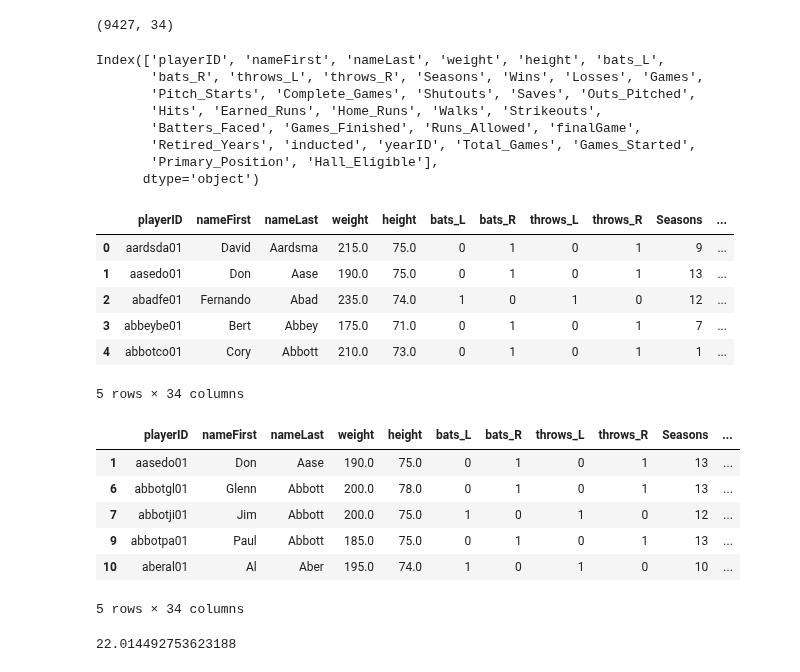
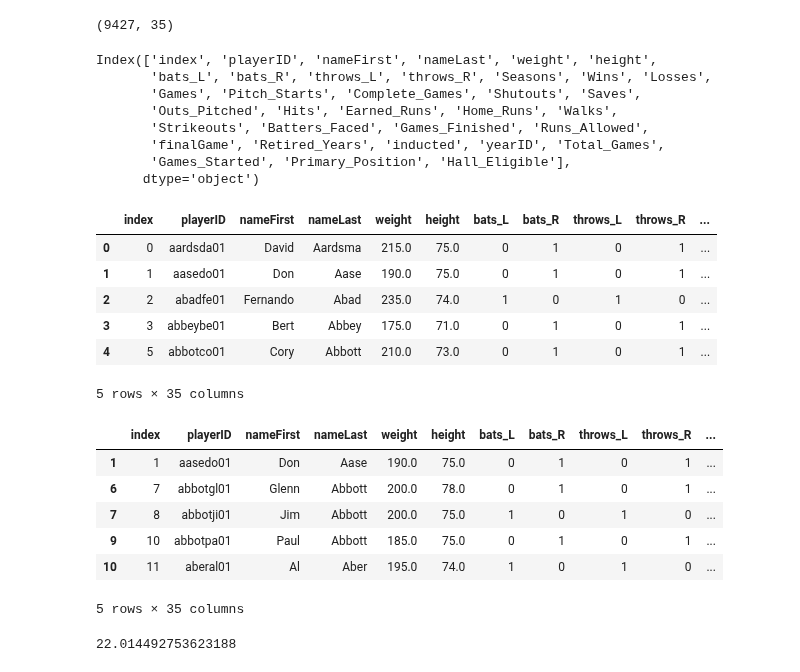
Before and after one commit to mkameronh/baseball_analysis, a Jupyter notebook: Pitcher_ML_vNB.ipynb, the cells around one changed output. Drawn from its saved outputs; the diff is of its cells as text; code cells hidden in the pictures.

```diff
--- a/Pitcher_ML_vNB.ipynb
+++ b/Pitcher_ML_vNB.ipynb
@@ -15,39 +13,47 @@ pitchers_df = pd.read_csv('Combined CSV\Pitchers_Complete.csv')
+# %%
+from sqlalchemy import create_engine
+"postgresql://[user]:[password]@[location]:[port]/[database]"
+from config import db_password
+db_string = f"postgresql://postgres:{db_password}@127.0.0.1:5432/baseball_analysis"
+engine = create_engine(db_string)
+# %%
+pitchers_df = pd.read_sql_table('Combined_Pitchers',db_string)
 # %%
 pitchers_df.shape
 # %% [output]
-(9427, 34)
+(9427, 35)
 # %%
 pitchers_df.columns
 # %% [output]
-Index(['playerID', 'nameFirst', 'nameLast', 'weight', 'height', 'bats_L',
-       'bats_R', 'throws_L', 'throws_R', 'Seasons', 'Wins', 'Losses', 'Games',
-       'Pitch_Starts', 'Complete_Games', 'Shutouts', 'Saves', 'Outs_Pitched',
-       'Hits', 'Earned_Runs', 'Home_Runs', 'Walks', 'Strikeouts',
-       'Batters_Faced', 'Games_Finished', 'Runs_Allowed', 'finalGame',
-       'Retired_Years', 'inducted', 'yearID', 'Total_Games', 'Games_Started',
-       'Primary_Position', 'Hall_Eligible'],
+Index(['index', 'playerID', 'nameFirst', 'nameLast', 'weight', 'height',
+       'bats_L', 'bats_R', 'throws_L', 'throws_R', 'Seasons', 'Wins', 'Losses',
+       'Games', 'Pitch_Starts', 'Complete_Games', 'Shutouts', 'Saves',
+       'Outs_Pitched', 'Hits', 'Earned_Runs', 'Home_Runs', 'Walks',
+       'Strikeouts', 'Batters_Faced', 'Games_Finished', 'Runs_Allowed',
+       'finalGame', 'Retired_Years', 'inducted', 'yearID', 'Total_Games',
+       'Games_Started', 'Primary_Position', 'Hall_Eligible'],
       dtype='object')
 # %%
 pitchers_df.head()
 # %% [output]
-|  | playerID | nameFirst | nameLast | weight | height | bats_L | bats_R | throws_L | throws_R | Seasons | ... |
-| 0 | aardsda01 | David | Aardsma | 215.0 | 75.0 | 0 | 1 | 0 | 1 | 9 | ... |
-| 1 | aasedo01 | Don | Aase | 190.0 | 75.0 | 0 | 1 | 0 | 1 | 13 | ... |
-| 2 | abadfe01 | Fernando | Abad | 235.0 | 74.0 | 1 | 0 | 1 | 0 | 12 | ... |
-| 3 | abbeybe01 | Bert | Abbey | 175.0 | 71.0 | 0 | 1 | 0 | 1 | 7 | ... |
-| 4 | abbotco01 | Cory | Abbott | 210.0 | 73.0 | 0 | 1 | 0 | 1 | 1 | ... |
+|  | index | playerID | nameFirst | nameLast | weight | height | bats_L | bats_R | throws_L | throws_R | ... |
+| 0 | 0 | aardsda01 | David | Aardsma | 215.0 | 75.0 | 0 | 1 | 0 | 1 | ... |
+| 1 | 1 | aasedo01 | Don | Aase | 190.0 | 75.0 | 0 | 1 | 0 | 1 | ... |
+| 2 | 2 | abadfe01 | Fernando | Abad | 235.0 | 74.0 | 1 | 0 | 1 | 0 | ... |
+| 3 | 3 | abbeybe01 | Bert | Abbey | 175.0 | 71.0 | 0 | 1 | 0 | 1 | ... |
+| 4 | 5 | abbotco01 | Cory | Abbott | 210.0 | 73.0 | 0 | 1 | 0 | 1 | ... |
-5 rows × 34 columns
+5 rows × 35 columns
 # %%
-pitchers_train_model = pitchers_df[pitchers_df['Hall_Eligible']==1]
+pitchers_train_model = pitchers_df[pitchers_df['Hall_Eligible']=='1']
 pitchers_train_model.head()
 # %% [output]
-|  | playerID | nameFirst | nameLast | weight | height | bats_L | bats_R | throws_L | throws_R | Seasons | ... |
-| 1 | aasedo01 | Don | Aase | 190.0 | 75.0 | 0 | 1 | 0 | 1 | 13 | ... |
-| 6 | abbotgl01 | Glenn | Abbott | 200.0 | 78.0 | 0 | 1 | 0 | 1 | 13 | ... |
-| 7 | abbotji01 | Jim | Abbott | 200.0 | 75.0 | 1 | 0 | 1 | 0 | 12 | ... |
-| 9 | abbotpa01 | Paul | Abbott | 185.0 | 75.0 | 0 | 1 | 0 | 1 | 13 | ... |
-| 10 | aberal01 | Al | Aber | 195.0 | 74.0 | 1 | 0 | 1 | 0 | 10 | ... |
+|  | index | playerID | nameFirst | nameLast | weight | height | bats_L | bats_R | throws_L | throws_R | ... |
+| 1 | 1 | aasedo01 | Don | Aase | 190.0 | 75.0 | 0 | 1 | 0 | 1 | ... |
+| 6 | 7 | abbotgl01 | Glenn | Abbott | 200.0 | 78.0 | 0 | 1 | 0 | 1 | ... |
+| 7 | 8 | abbotji01 | Jim | Abbott | 200.0 | 75.0 | 1 | 0 | 1 | 0 | ... |
+| 9 | 10 | abbotpa01 | Paul | Abbott | 185.0 | 75.0 | 0 | 1 | 0 | 1 | ... |
+| 10 | 11 | aberal01 | Al | Aber | 195.0 | 74.0 | 1 | 0 | 1 | 0 | ... |
-5 rows × 34 columns
+5 rows × 35 columns
 # %%
 scale_pos_weight = (pitchers_train_model.inducted.value_counts()[0])/pitchers_train_model.inducted.value_counts()[1]
 print(scale_pos_weight)
```
Also changed, not shown: parts of 17 cells of this notebook, 4 other files.
